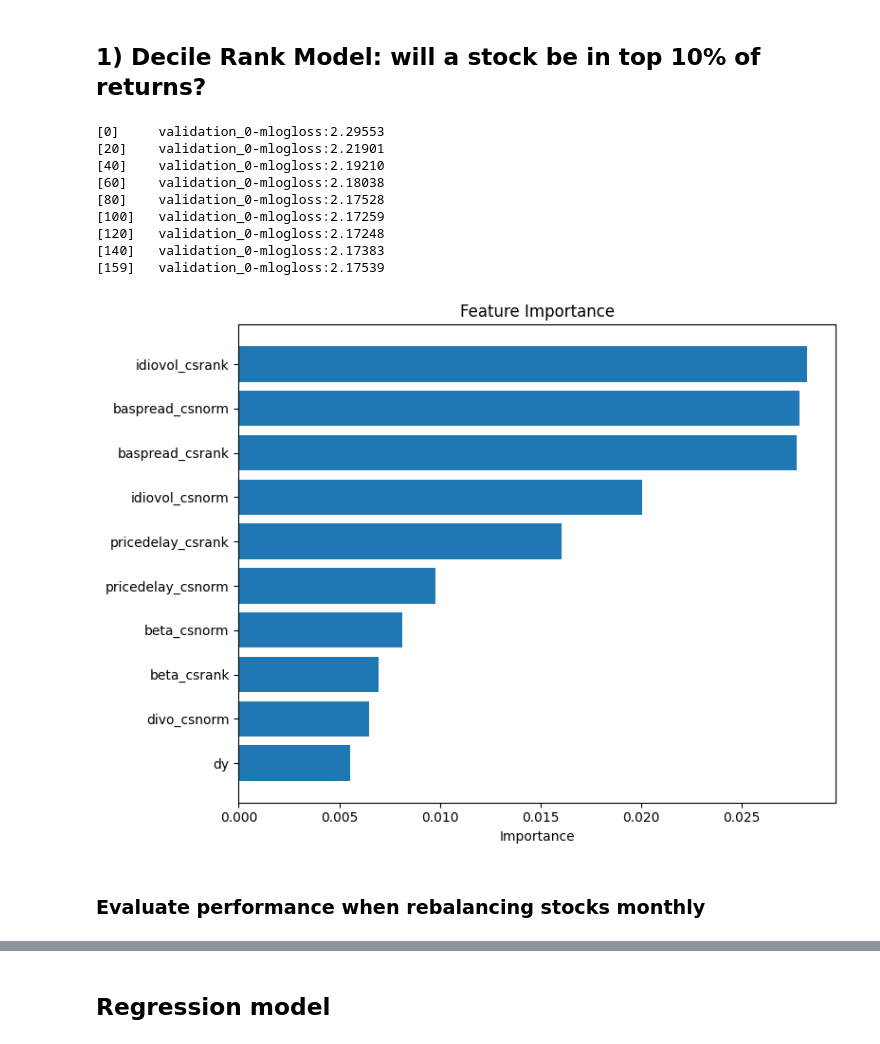
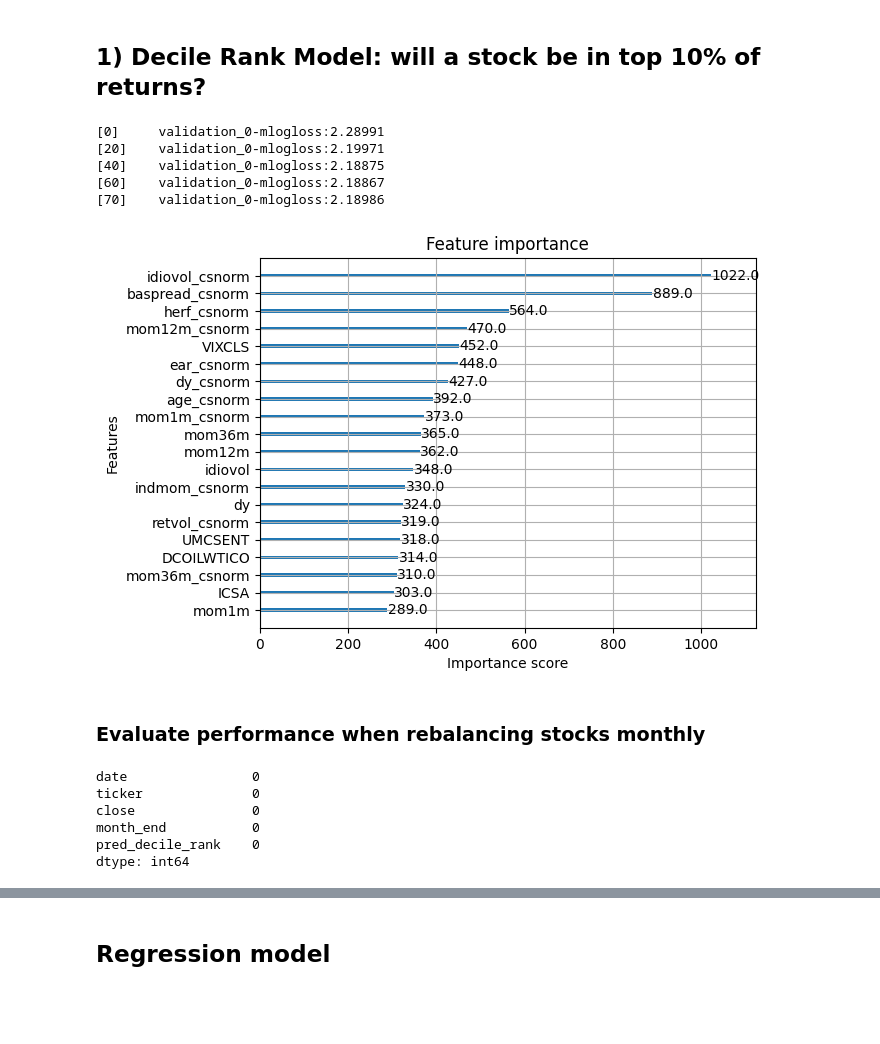
Before and after one commit to asacco-97/multimodal-stock-ranking, a Jupyter notebook: notebooks/001_testing_model_frameworks.ipynb, the cells around one changed output, grey strips where cells are left out. Cells and saved outputs as stored; diff of their text form; code cells hidden in the pictures; blank space fills up the shorter version.

```diff
--- a/notebooks/001_testing_model_frameworks.ipynb
+++ b/notebooks/001_testing_model_frameworks.ipynb
@@ -29,5 +58,5 @@ from src.features.gkx_registry import GKX_94
 # %%
-run_tag = "run_20260215_112600"
+run_tag = "run_5000_nonetf_1990"
 gkx_path = f"../data/processed/{run_tag}/gkx_monthly.parquet"
 daily_path = f"../data/processed/{run_tag}/final_dataset.parquet"
 out_path = f"../data/processed/{run_tag}/modeling_monthly_gkx_macro_excess.parquet"
@@ -81,6 +110,10 @@ df = df.merge(spy, on="month_end", how="left")
 df = df.merge(macro_m, on="month_end", how="left")
 df["target_excess_t+1"] = df["ret_eom_t+1"] - df["spy_ret_eom_t+1"]
 
+# Winsorize
+df["ret_eom_t+1"] = df["target_excess_t+1"].clip(-1, 2)
+df["target_excess_t+1"] = df["target_excess_t+1"].clip(-1, 2)
+
 # # Optional: remove SPY row from training panel
 # df = df[df["ticker"] != "SPY"].copy()
 
@@ -639,8 +221,15 @@ model_df = model_df[model_df[return_col].notna()]
 model_df = model_df.replace([np.inf, -np.inf], np.nan)
 model_df["ret_eom_t+1"] = model_df["target_excess_t+1"] + model_df["spy_ret_eom_t+1"]
 
-train = model_df[model_df['month_end'] < '2022-01-01']
-test = model_df[model_df['month_end'] >= '2022-02-01']
+# Winsorize returns for training stability
+lo = model_df.groupby("month_end")["target_excess_t+1"].transform(lambda x: x.quantile(0.01))
+hi = model_df.groupby("month_end")["target_excess_t+1"].transform(lambda x: x.quantile(0.99))
+model_df["target_excess_t+1"] = model_df["target_excess_t+1"].clip(lower=lo, upper=hi)
+
+
+train = model_df[model_df['month_end'] < '2021-11-01']
+val = model_df[(model_df['month_end'] > '2022-01-01') & (model_df['month_end'] < '2023-12-01')]
+test = model_df[model_df['month_end'] >= '2024-01-01']
 # %% [markdown]
 ## 1) Decile Rank Model: will a stock be in top 10% of returns?
 # %%
@@ -652,8 +241,8 @@ decile_rank_model = xgb.XGBClassifier(
     num_class=10,
     eval_metric="mlogloss",
     missing=np.nan,
-    n_estimators=500,
-    learning_rate=0.05,
+    n_estimators=1000,
+    learning_rate=0.1,
     max_depth=6,
     subsample=0.8,
     colsample_bytree=0.8,
@@ -662,7 +251,7 @@ decile_rank_model = xgb.XGBClassifier(
     random_state=42,
     callbacks=[
         xgb.callback.EarlyStopping(
-            rounds=50,
+            rounds=25,
             save_best=True
         )
     ]
@@ -672,26 +261,27 @@ decile_rank_model.fit(
     train.loc[train[return_col].notna(), feature_cols],
     train.loc[train[return_col].notna(), return_col + "_bins"],
     eval_set=[(
-        test.loc[test[return_col].notna(), feature_cols],
-        test.loc[test[return_col].notna(), return_col + "_bins"]
+        val.loc[val[return_col].notna(), feature_cols],
+        val.loc[val[return_col].notna(), return_col + "_bins"]
     )],
     verbose=20,
 )
 
+model_df['pred_decile_rank'] = decile_rank_model.predict(model_df[feature_cols], iteration_range=(0, decile_rank_model.best_iteration))
+val['pred_decile_rank'] = decile_rank_model.predict(val[feature_cols], iteration_range=(0, decile_rank_model.best_iteration))
 test['pred_decile_rank'] = decile_rank_model.predict(test[feature_cols], iteration_range=(0, decile_rank_model.best_iteration))
 # %% [output]
-[0]     validation_0-mlogloss:2.29553
-[20]    validation_0-mlogloss:2.21901
-[40]    validation_0-mlogloss:2.19210
-[60]    validation_0-mlogloss:2.18038
-[80]    validation_0-mlogloss:2.17528
-[100]   validation_0-mlogloss:2.17259
-[120]   validation_0-mlogloss:2.17248
-[140]   validation_0-mlogloss:2.17383
-[159]   validation_0-mlogloss:2.17539
+[0]     validation_0-mlogloss:2.28991
+[20]    validation_0-mlogloss:2.19971
+[40]    validation_0-mlogloss:2.18875
+[60]    validation_0-mlogloss:2.18867
+[70]    validation_0-mlogloss:2.18986
 # %%
-plot_feature_importance(decile_rank_model, feature_cols, top_n=10)
+from xgboost import plot_importance
+
+plot_importance(decile_rank_model, max_num_features=20)
+plt.show()
 # %% [output]
-[figure, old version]
+[figure, new version]
 # %% [markdown]
 ### Evaluate performance when rebalancing stocks monthly
@@ -697,0 +300,9 @@ plot_feature_importance(decile_rank_model, feature_cols, top_n=10)
+# %%
+daily_eval.isna().sum()
+# %% [output]
+date                0
+ticker              0
+close               0
+month_end           0
+pred_decile_rank    0
+dtype: int64
```
Also changed, not shown: parts of 45 cells of this notebook, 1 other file.
